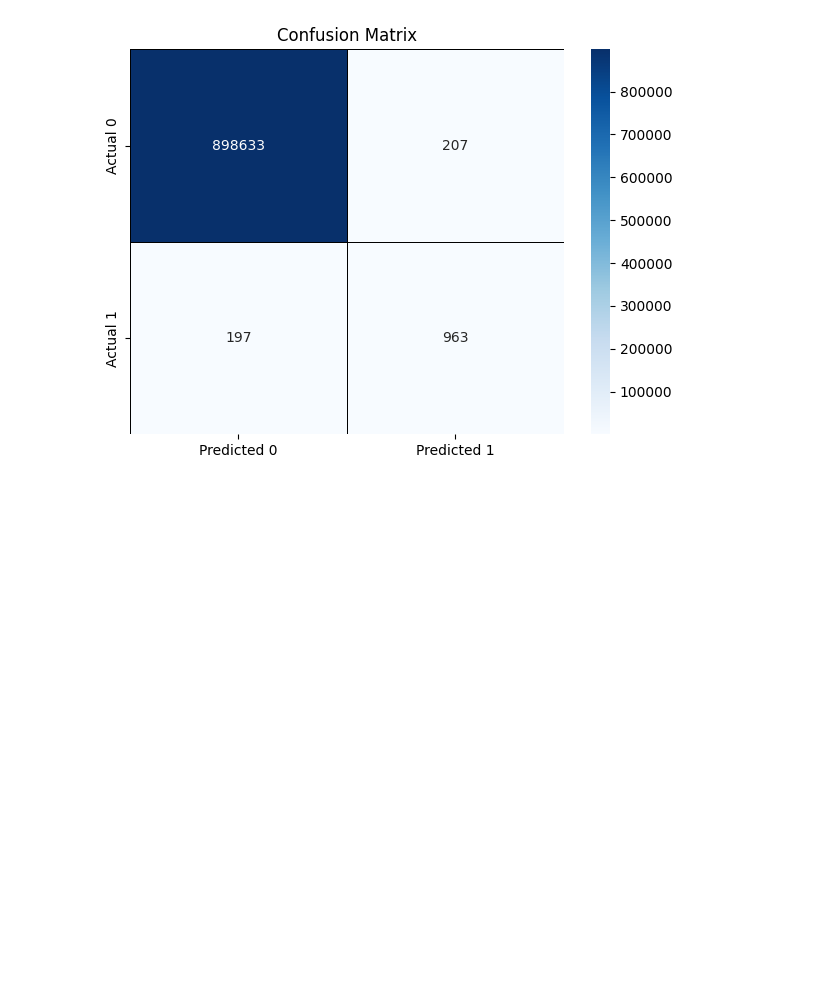
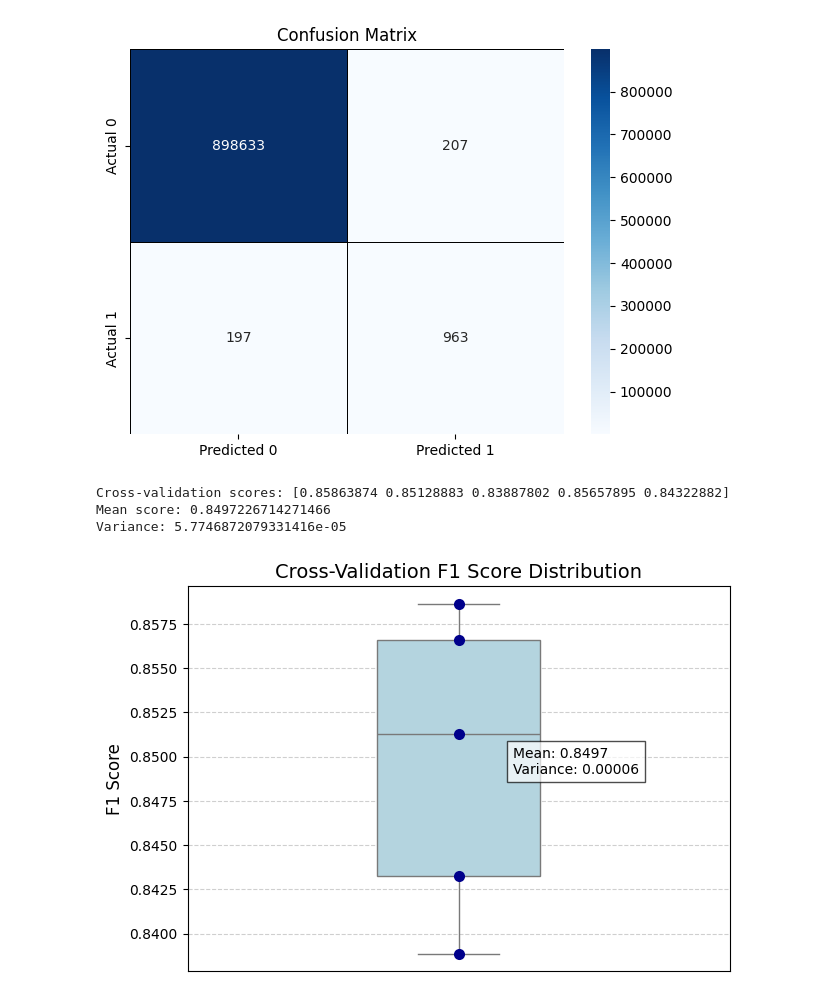
Before and after one commit to jaeeest/AN-ENHANCEMENT-OF-CLASSIFICATION-AND-REGRESSION-TREE-ALGORITHM, a Jupyter notebook: base_simulation-2.ipynb, the cells around one changed output. Saved outputs shown, nothing was run; the diff lists cells and outputs as text; code cells hidden in the pictures; blank space fills up the shorter version.

```diff
--- a/base_simulation-2.ipynb
+++ b/base_simulation-2.ipynb
@@ -147,3 +148,33 @@ plt.title('Confusion Matrix')
 plt.show()
 # %% [output]
 [figure]
+# %%
+scores = cross_val_score(cart, X, y, cv=5, scoring='f1')
+print(f"Cross-validation scores: {scores}")
+print(f"Mean score: {np.mean(scores)}")
+print(f"Variance: {np.var(scores)}")
+# %% [output]
+Cross-validation scores: [0.85863874 0.85128883 0.83887802 0.85657895 0.84322882]
+Mean score: 0.8497226714271466
+Variance: 5.7746872079331416e-05
+# %%
+plt.figure(figsize=(7, 5))
+sns.boxplot(y=scores, color='lightblue', width=0.3)
+sns.stripplot(y=scores, color='darkblue', size=8, jitter=False)
+
+plt.title('Cross-Validation F1 Score Distribution', fontsize=14)
+plt.ylabel('F1 Score', fontsize=12)
+plt.xticks([]) # Hide x-axis labels since there's only one box
+plt.grid(axis='y', linestyle='--', alpha=0.6)
+
+# Optional: Annotate the mean and variance on the plot
+mean_score = np.mean(scores)
+var_score = np.var(scores)
+plt.text(0.1, mean_score,
+         f'Mean: {mean_score:.4f}\nVariance: {var_score:.5f}',
+         ha='left', va='center',
+         bbox=dict(facecolor='white', alpha=0.7))
+
+plt.show()
+# %% [output]
+[figure, added]
```
Also changed, not shown: parts of 1 cell of this notebook, 4 other files.
